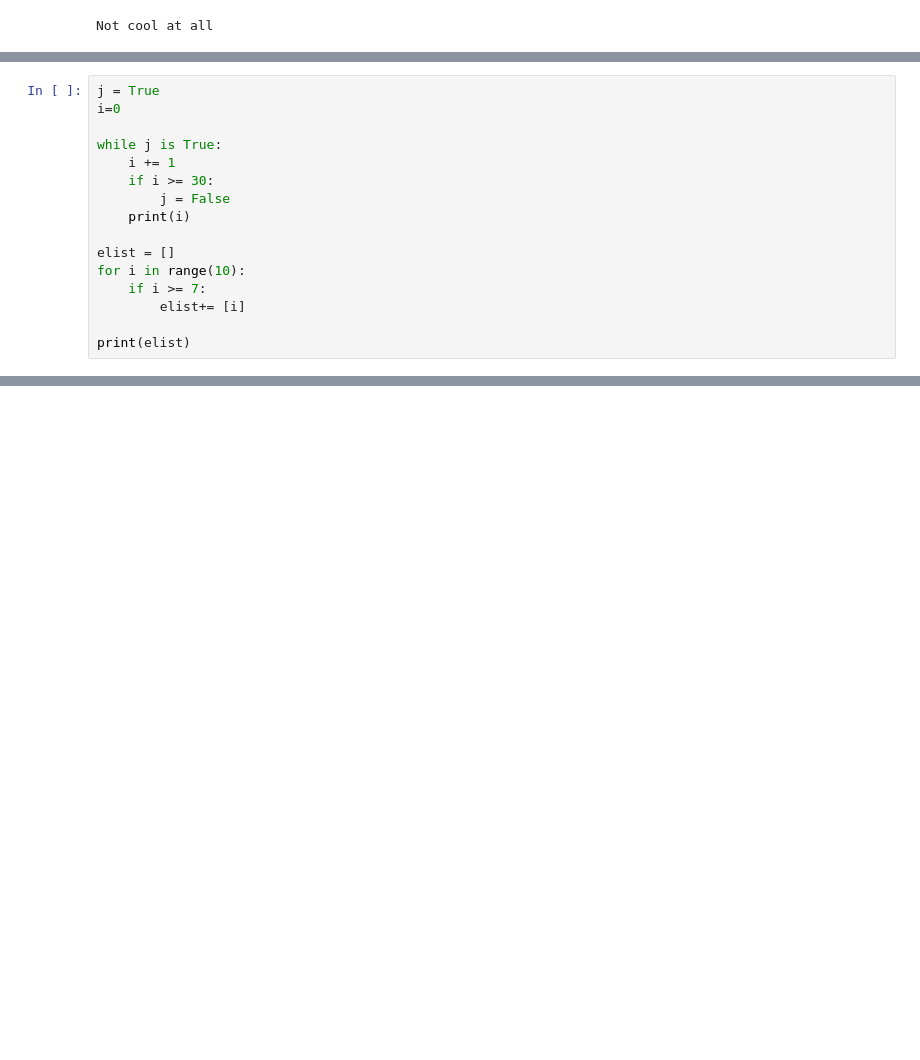
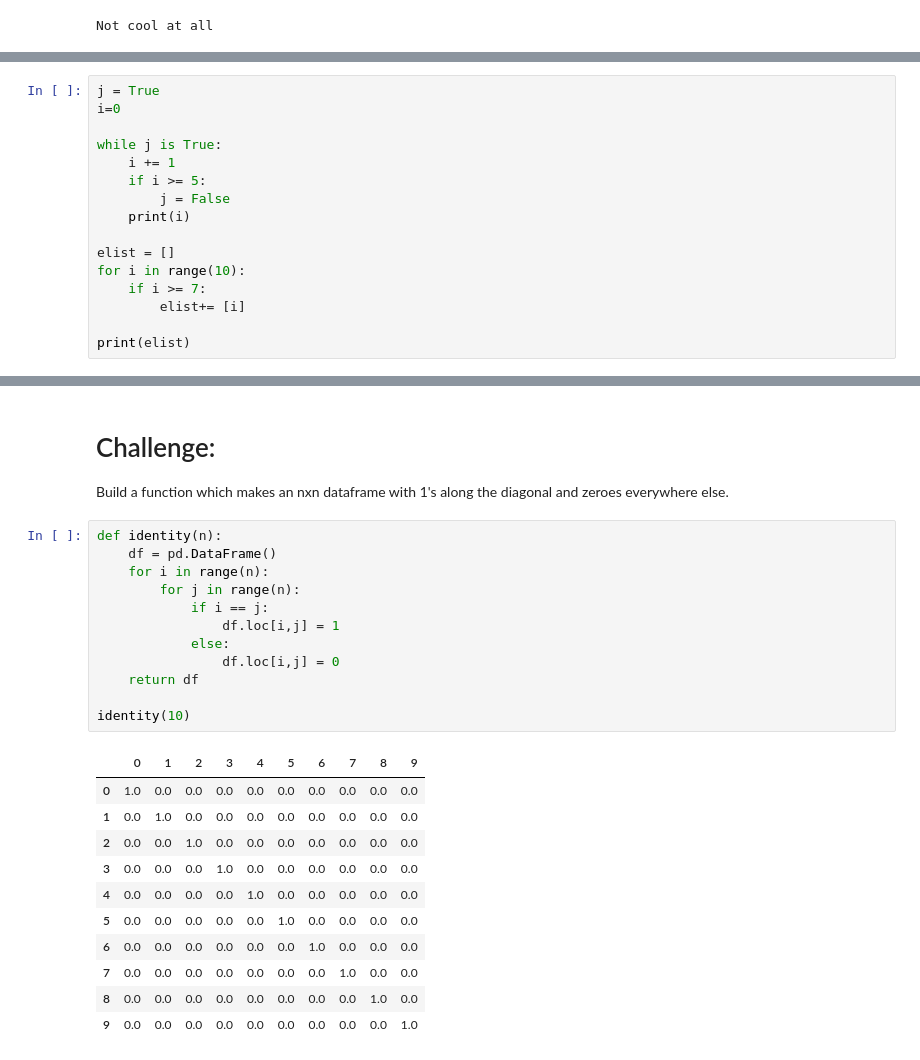
Before and after one commit to Tartertx/MIMF-Fall-2025, a Jupyter notebook: introProg.ipynb, the cells around one changed output, grey strips where cells are left out. Cells and saved outputs as stored; diff of their text form; blank space fills up the shorter version.

```diff
--- a/introProg.ipynb
+++ b/introProg.ipynb
@@ -126,7 +128,7 @@ i=0
 
 while j is True:
     i += 1
-    if i >= 30:
+    if i >= 5:
         j = False
     print(i)
 
@@ -156,0 +236,27 @@ print(elist)
+# %% [markdown]
+# Challenge:
+Build a function which makes an nxn dataframe with 1's along the diagonal and zeroes everywhere else.
+# %%
+def identity(n):
+    df = pd.DataFrame()
+    for i in range(n):
+        for j in range(n):
+            if i == j:
+                df.loc[i,j] = 1
+            else:
+                df.loc[i,j] = 0
+    return df
+
+identity(10)
+# %% [output]
+|  | 0 | 1 | 2 | 3 | 4 | 5 | 6 | 7 | 8 | 9 |
+| 0 | 1.0 | 0.0 | 0.0 | 0.0 | 0.0 | 0.0 | 0.0 | 0.0 | 0.0 | 0.0 |
+| 1 | 0.0 | 1.0 | 0.0 | 0.0 | 0.0 | 0.0 | 0.0 | 0.0 | 0.0 | 0.0 |
+| 2 | 0.0 | 0.0 | 1.0 | 0.0 | 0.0 | 0.0 | 0.0 | 0.0 | 0.0 | 0.0 |
+| 3 | 0.0 | 0.0 | 0.0 | 1.0 | 0.0 | 0.0 | 0.0 | 0.0 | 0.0 | 0.0 |
+| 4 | 0.0 | 0.0 | 0.0 | 0.0 | 1.0 | 0.0 | 0.0 | 0.0 | 0.0 | 0.0 |
+| 5 | 0.0 | 0.0 | 0.0 | 0.0 | 0.0 | 1.0 | 0.0 | 0.0 | 0.0 | 0.0 |
+| 6 | 0.0 | 0.0 | 0.0 | 0.0 | 0.0 | 0.0 | 1.0 | 0.0 | 0.0 | 0.0 |
+| 7 | 0.0 | 0.0 | 0.0 | 0.0 | 0.0 | 0.0 | 0.0 | 1.0 | 0.0 | 0.0 |
+| 8 | 0.0 | 0.0 | 0.0 | 0.0 | 0.0 | 0.0 | 0.0 | 0.0 | 1.0 | 0.0 |
+| 9 | 0.0 | 0.0 | 0.0 | 0.0 | 0.0 | 0.0 | 0.0 | 0.0 | 0.0 | 1.0 |
```
Also changed, not shown: parts of 23 cells of this notebook.
